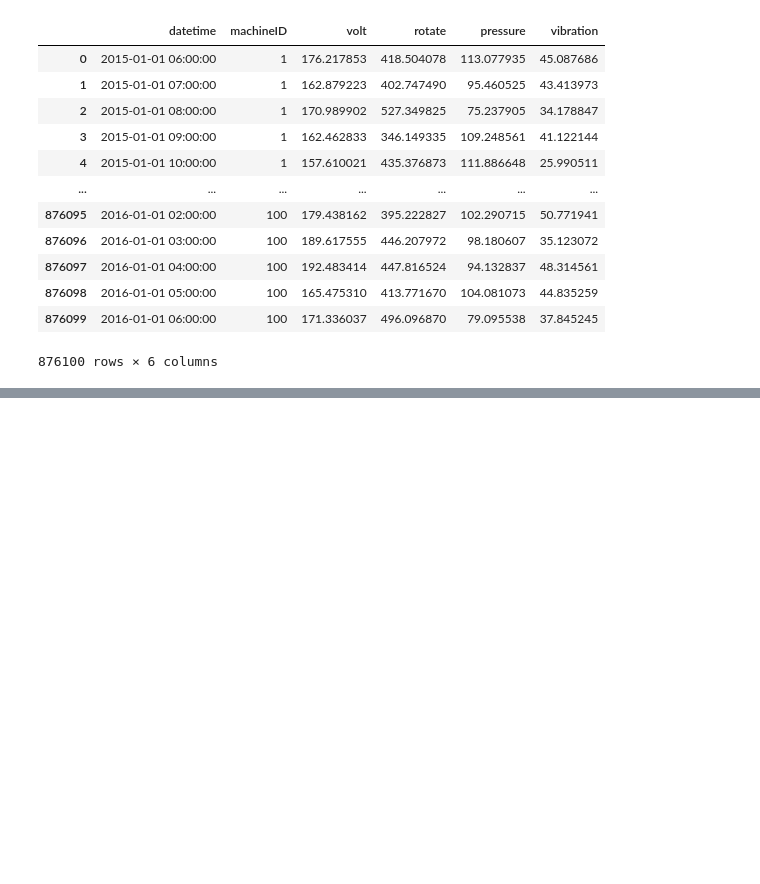
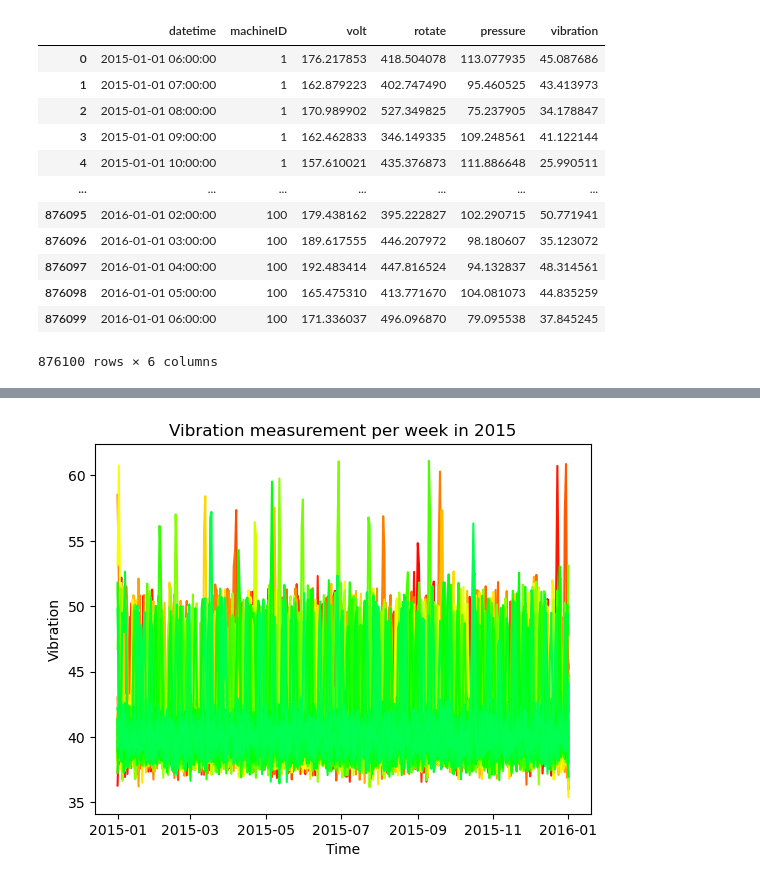
Before and after one commit to secpriano/data-analytics-and-machine-learning, a Jupyter notebook: predictive_maintenance.ipynb, the cells around one changed output, grey strips where cells are left out. Cells and saved outputs as stored; diff of their text form; code cells hidden in the pictures; blank space fills up the shorter version.

```diff
--- a/predictive_maintenance.ipynb
+++ b/predictive_maintenance.ipynb
@@ -179,3 +234,22 @@ plt.show()
+# %%
+df_vibration = df_telemetry[['datetime', 'machineID', 'vibration']]
+
+plt.figure()
+
+for machine_id in df_machines.machineID:
+    df_model_vibration = df_vibration[df_vibration.machineID == machine_id]
+    df_model_vibration.set_index('datetime', inplace=True)
+    resampled_vibration_df = df_model_vibration.resample('D').mean()
+
+    plt.plot(resampled_vibration_df.index, resampled_vibration_df.vibration, color=cmap(machine_id))
+
+plt.xlabel("Time")
+plt.ylabel("Vibration")
+plt.title("Vibration measurement per week in 2015")
+
+plt.show()
+# %% [output]
+[figure, added]
 # %%
 # Iterate over unique models
 for model in df_machines['model'].unique():
```
Also changed, not shown: parts of 6 cells of this notebook.
